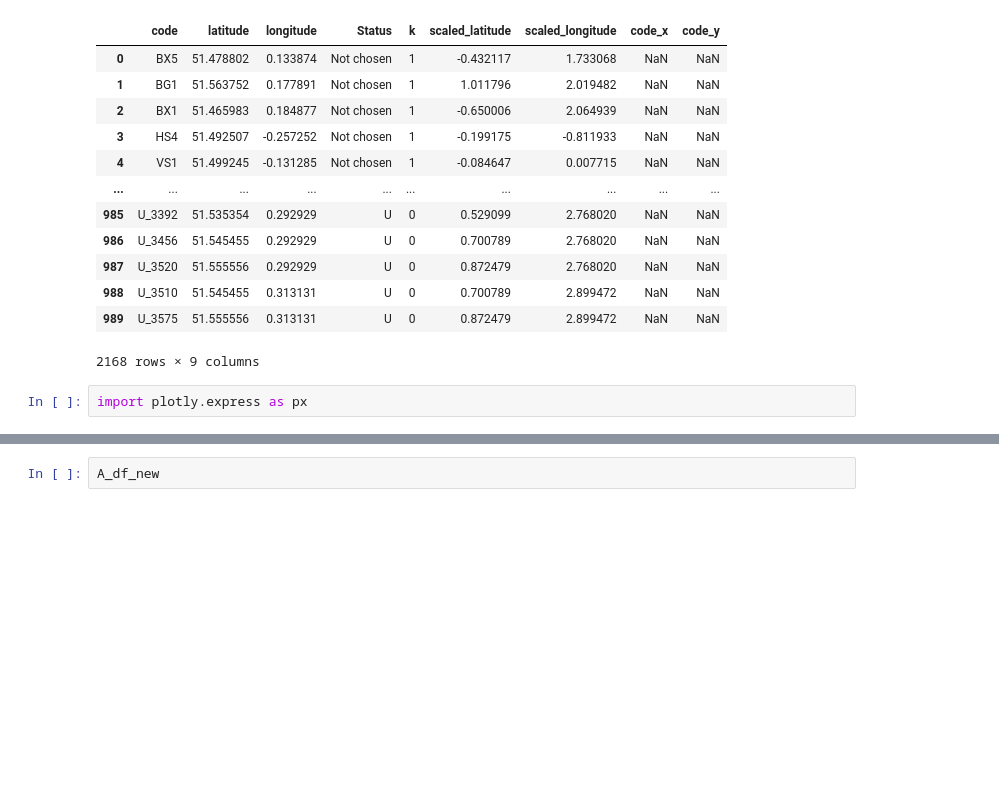
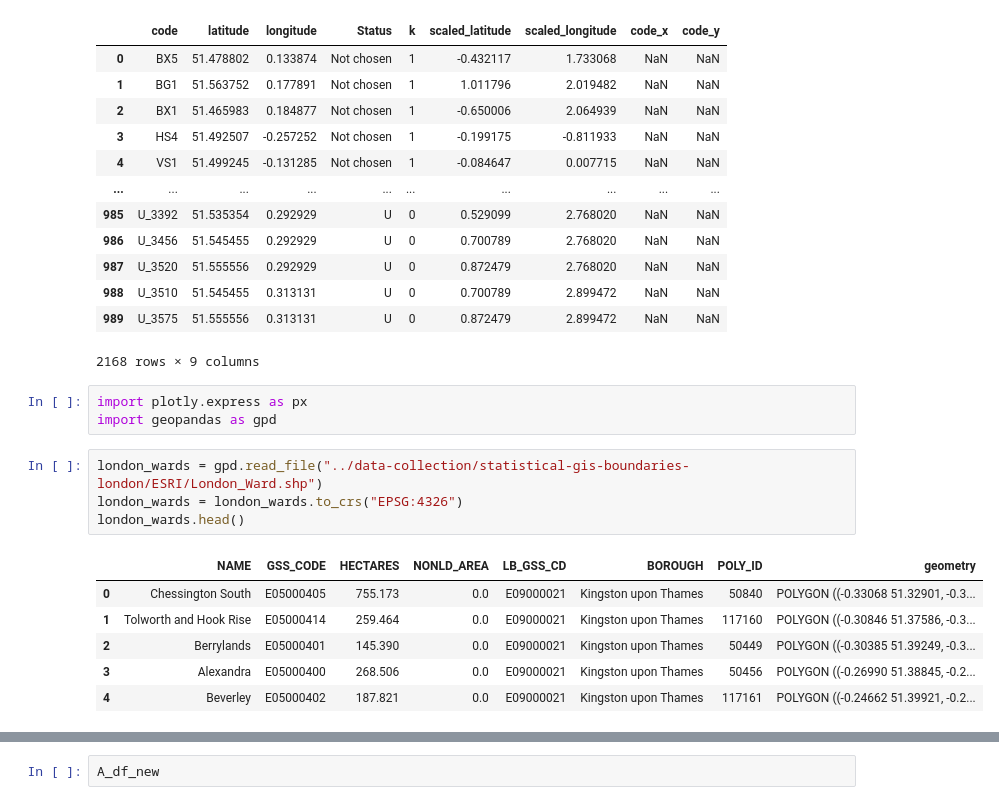
Before and after one commit to bikeclub51/london-aq, a Jupyter notebook: code/optimization/krause.ipynb, the cells around one changed output, grey strips where cells are left out. Cells and saved outputs as stored; diff of their text form; blank space fills up the shorter version.

```diff
--- a/code/optimization/krause.ipynb
+++ b/code/optimization/krause.ipynb
@@ -466,6 +467,18 @@ plot_df
 2168 rows × 9 columns
 # %%
 import plotly.express as px
+import geopandas as gpd
+# %%
+london_wards = gpd.read_file("../data-collection/statistical-gis-boundaries-london/ESRI/London_Ward.shp")
+london_wards = london_wards.to_crs("EPSG:4326")
+london_wards.head()
+# %% [output]
+|  | NAME | GSS_CODE | HECTARES | NONLD_AREA | LB_GSS_CD | BOROUGH | POLY_ID | geometry |
+| 0 | Chessington South | E05000405 | 755.173 | 0.0 | E09000021 | Kingston upon Thames | 50840 | POLYGON ((-0.33068 51.32901, -0.3... |
+| 1 | Tolworth and Hook Rise | E05000414 | 259.464 | 0.0 | E09000021 | Kingston upon Thames | 117160 | POLYGON ((-0.30846 51.37586, -0.3... |
+| 2 | Berrylands | E05000401 | 145.390 | 0.0 | E09000021 | Kingston upon Thames | 50449 | POLYGON ((-0.30385 51.39249, -0.3... |
+| 3 | Alexandra | E05000400 | 268.506 | 0.0 | E09000021 | Kingston upon Thames | 50456 | POLYGON ((-0.26990 51.38845, -0.2... |
+| 4 | Beverley | E05000402 | 187.821 | 0.0 | E09000021 | Kingston upon Thames | 117161 | POLYGON ((-0.24662 51.39921, -0.2... |
 # %%
 fig = px.scatter_mapbox(plot_df,
 lat='latitude',
```
Also changed, not shown: parts of 5 cells of this notebook.
